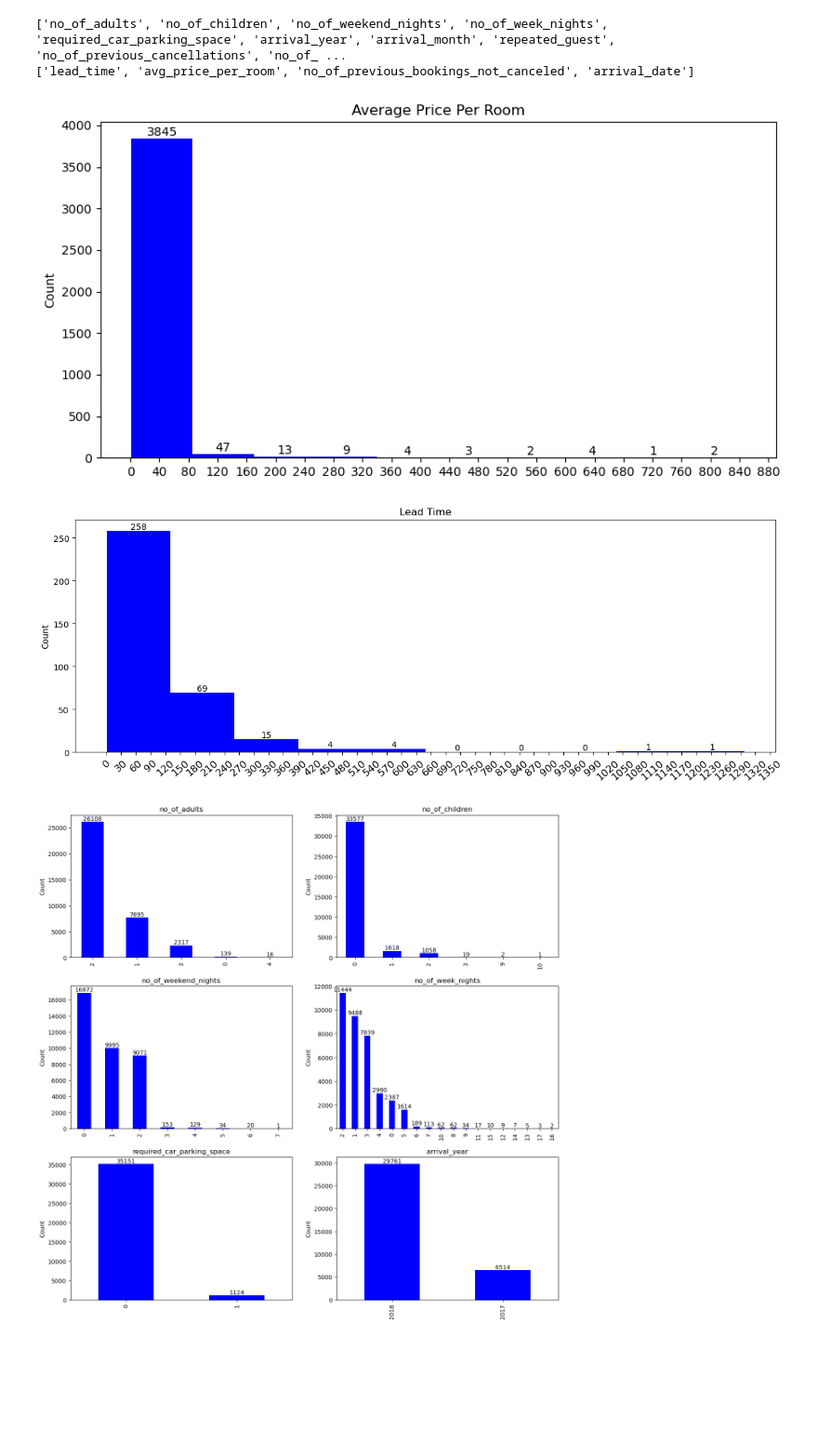
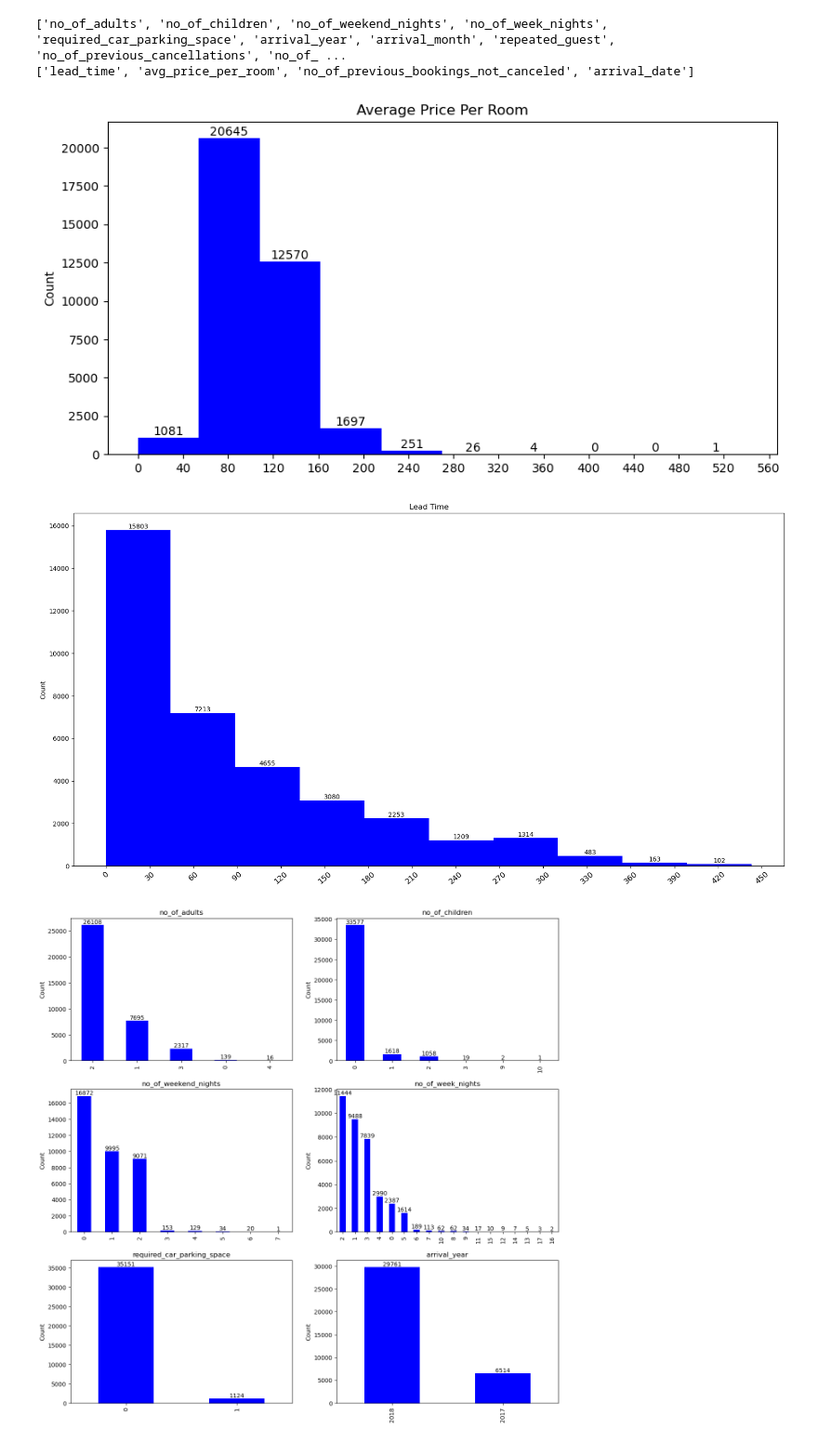
Before and after one commit to kksairam19061996/Nikhil_MSc_Project, a Jupyter notebook: DATASET/Hotel Reservation cancellation Project.ipynb, the cells around one changed output. Shown at 93% size. Saved outputs shown, nothing was run; the diff lists cells and outputs as text; code cells hidden in the pictures; blank space fills up the shorter version.

```diff
--- a/DATASET/Hotel Reservation cancellation Project.ipynb
+++ b/DATASET/Hotel Reservation cancellation Project.ipynb
@@ -444,7 +445,7 @@ print(float_cols)
 # Create a figure with 2 rows and 1 column
 fig, axes = plt.subplots(1, 1, figsize=(10, 5))
 
-d["avg_price_per_room"].value_counts().plot(kind="hist", ax=axes, color="blue")
+d["avg_price_per_room"].plot(kind="hist", ax=axes, color="blue")
 axes.set_title("Average Price Per Room")
 axes.set_ylabel("Count")
 
@@ -454,25 +455,24 @@ axes.bar_label(axes.containers[0])
 
 plt.show()
 # %% [output]
-[figure, old version]
+[figure, new version]
 # %%
 
 # Create a figure with 2 rows and 1 column
-fig, axes = plt.subplots(1, 1, figsize=(15, 5))
+fig, axes = plt.subplots(1, 1, figsize=(20, 10))
 
-d["lead_time"].value_counts().plot(kind="hist", ax=axes, color="blue")
+d["lead_time"].plot(kind="hist", ax=axes, color="blue")
 axes.set_title("Lead Time")
 axes.set_ylabel("Count")
 
-# Set the x-axis limits to avoid clumbiness
-axes.set_yticks(np.arange(0, axes.get_ylim()[1], 50))
+
 axes.set_xticks(np.arange(0, axes.get_xlim()[1], 30))
 plt.xticks(rotation=40,size=12)
 axes.bar_label(axes.containers[0])
 
 plt.show()
 # %% [output]
-[figure, old version]
+[figure, new version]
 # %%
 import numpy as np
 import matplotlib.pyplot as plt
```
Also changed, not shown: parts of 39 cells of this notebook, 10 other files.
